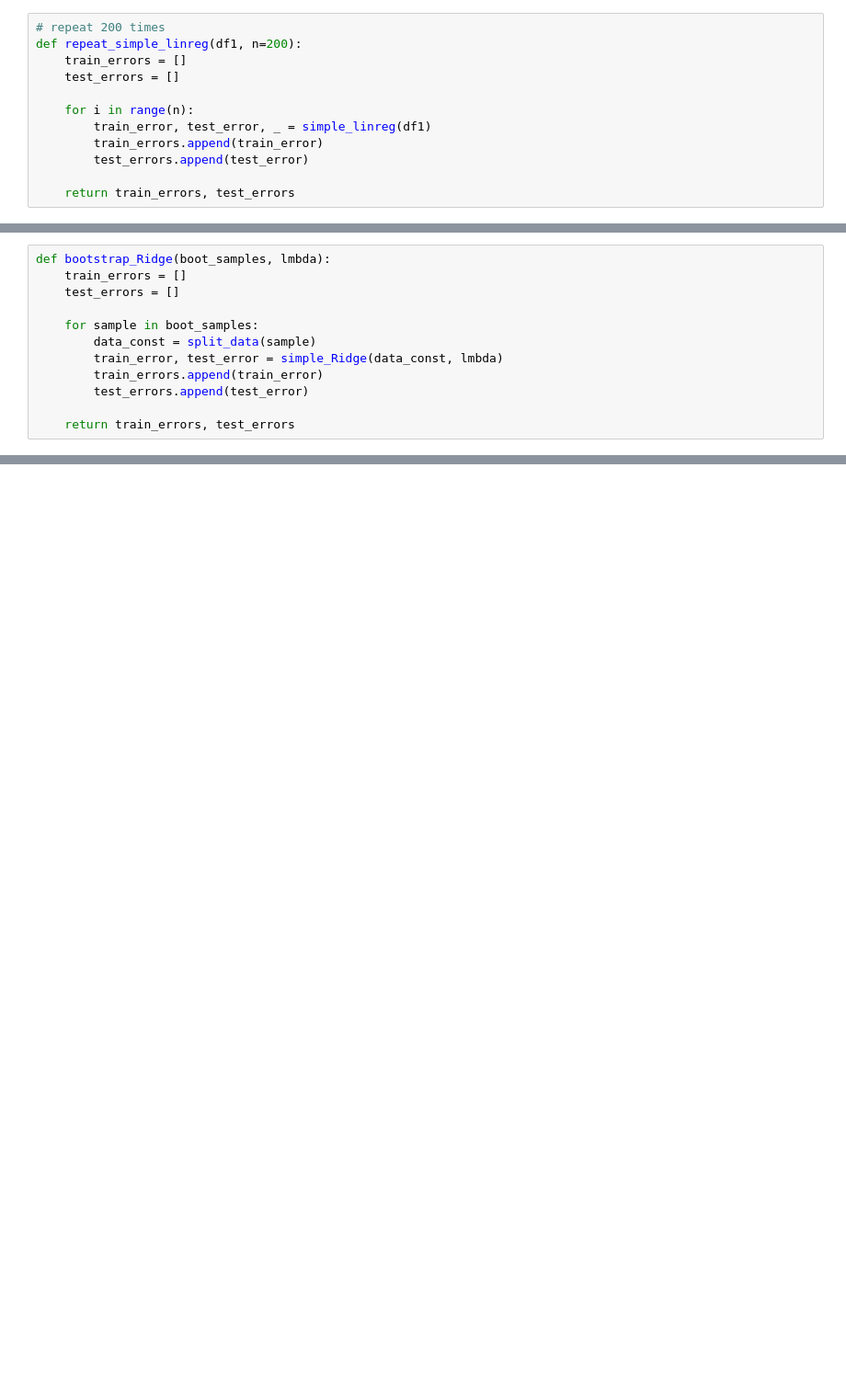
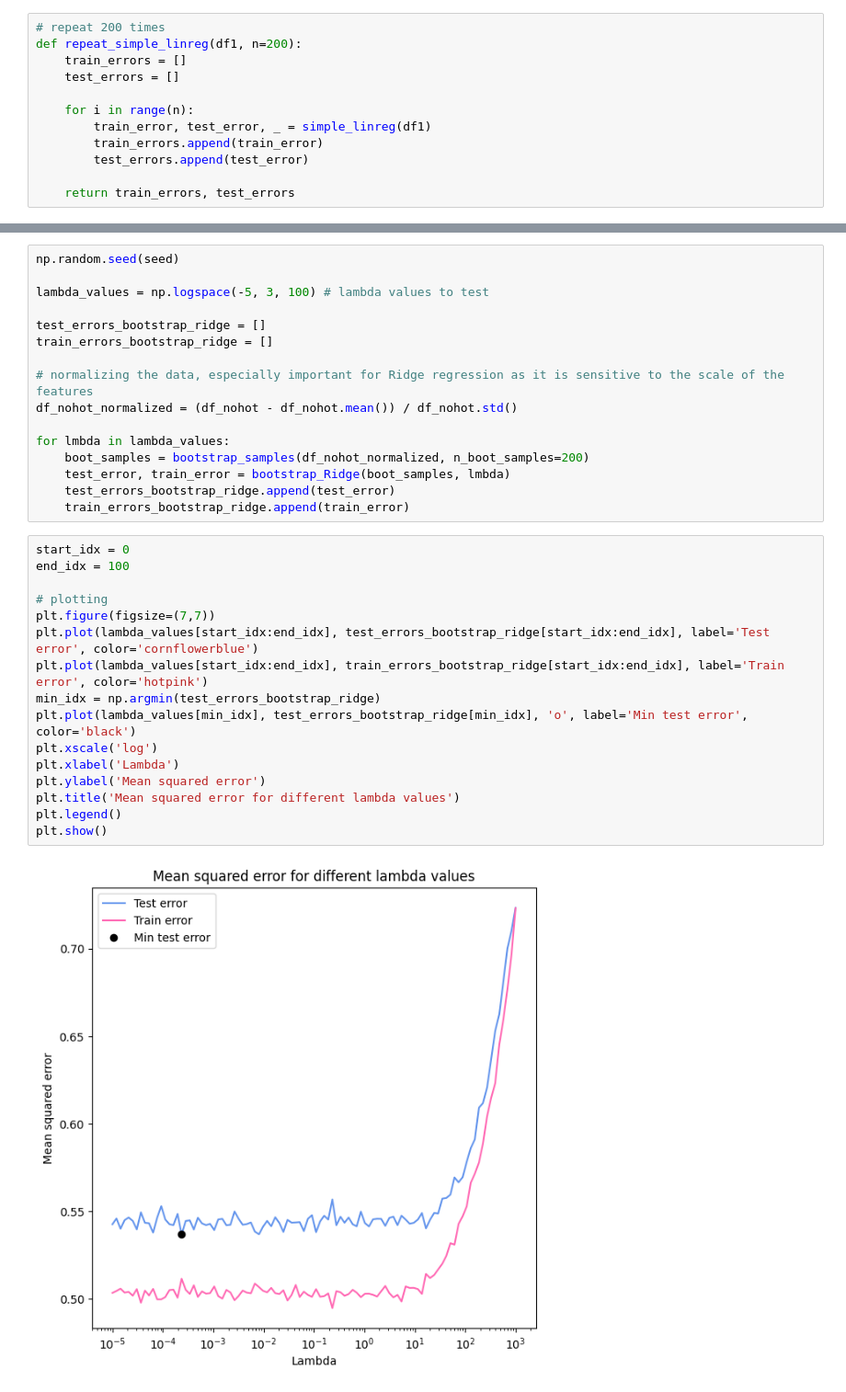
Before and after one commit to miamerlid/STK-IN4300, a Jupyter notebook: oblig2.ipynb, the cells around one changed output, grey strips where cells are left out. Shown at 92% size. Drawn from its saved outputs; the diff is of its cells as text; blank space fills up the shorter version.

```diff
--- a/oblig2.ipynb
+++ b/oblig2.ipynb
@@ -321,12 +190,0 @@ MIA: this is fishy, high value....
-# %%
-def bootstrap_Ridge(boot_samples, lmbda):
-    train_errors = []
-    test_errors = []
-
-    for sample in boot_samples:
-        data_const = split_data(sample)
-        train_error, test_error = simple_Ridge(data_const, lmbda)
-        train_errors.append(train_error)
-        test_errors.append(test_error)
-
-    return train_errors, test_errors
@@ -412,0 +477,34 @@ plt.show()
+# %%
+np.random.seed(seed)
+
+lambda_values = np.logspace(-5, 3, 100) # lambda values to test
+
+test_errors_bootstrap_ridge = []
+train_errors_bootstrap_ridge = []
+
+# normalizing the data, especially important for Ridge regression as it is sensitive to the scale of the features
+df_nohot_normalized = (df_nohot - df_nohot.mean()) / df_nohot.std()
+
+for lmbda in lambda_values:
+    boot_samples = bootstrap_samples(df_nohot_normalized, n_boot_samples=200)
+    test_error, train_error = bootstrap_Ridge(boot_samples, lmbda)
+    test_errors_bootstrap_ridge.append(test_error)
+    train_errors_bootstrap_ridge.append(train_error)
+# %%
+start_idx = 0
+end_idx = 100
+
+# plotting
+plt.figure(figsize=(7,7))
+plt.plot(lambda_values[start_idx:end_idx], test_errors_bootstrap_ridge[start_idx:end_idx], label='Test error', color='cornflowerblue')
+plt.plot(lambda_values[start_idx:end_idx], train_errors_bootstrap_ridge[start_idx:end_idx], label='Train error', color='hotpink')
+min_idx = np.argmin(test_errors_bootstrap_ridge)
+plt.plot(lambda_values[min_idx], test_errors_bootstrap_ridge[min_idx], 'o', label='Min test error', color='black')
+plt.xscale('log')
+plt.xlabel('Lambda')
+plt.ylabel('Mean squared error')
+plt.title('Mean squared error for different lambda values')
+plt.legend()
+plt.show()
+# %% [output]
+[figure, added]
```
Also changed, not shown: parts of 97 cells of this notebook, 1 other file.
